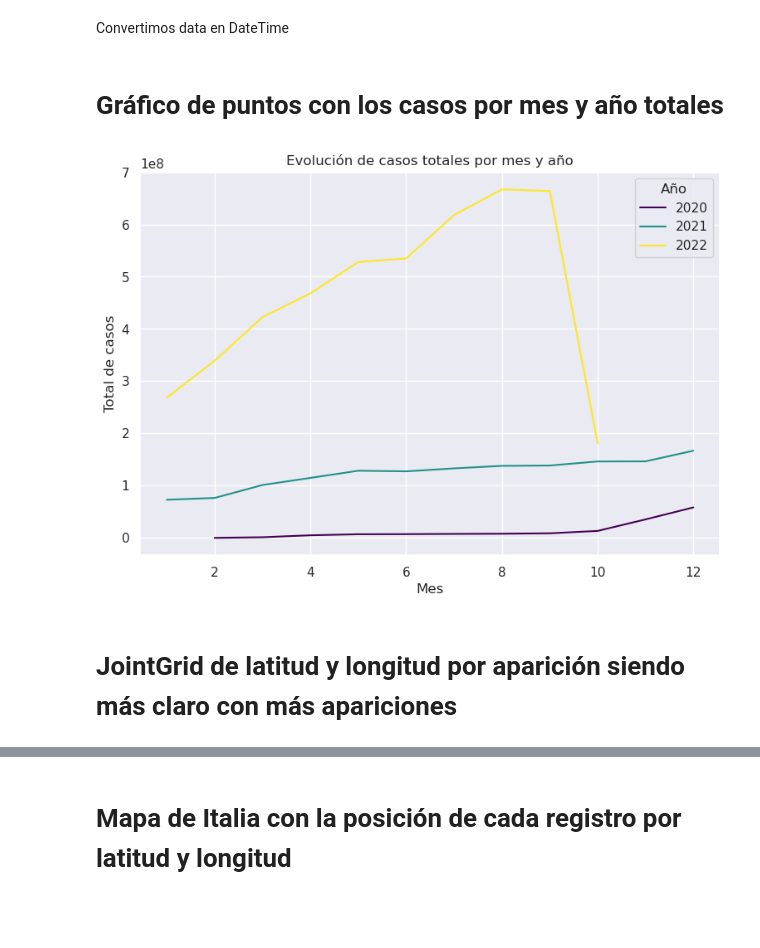
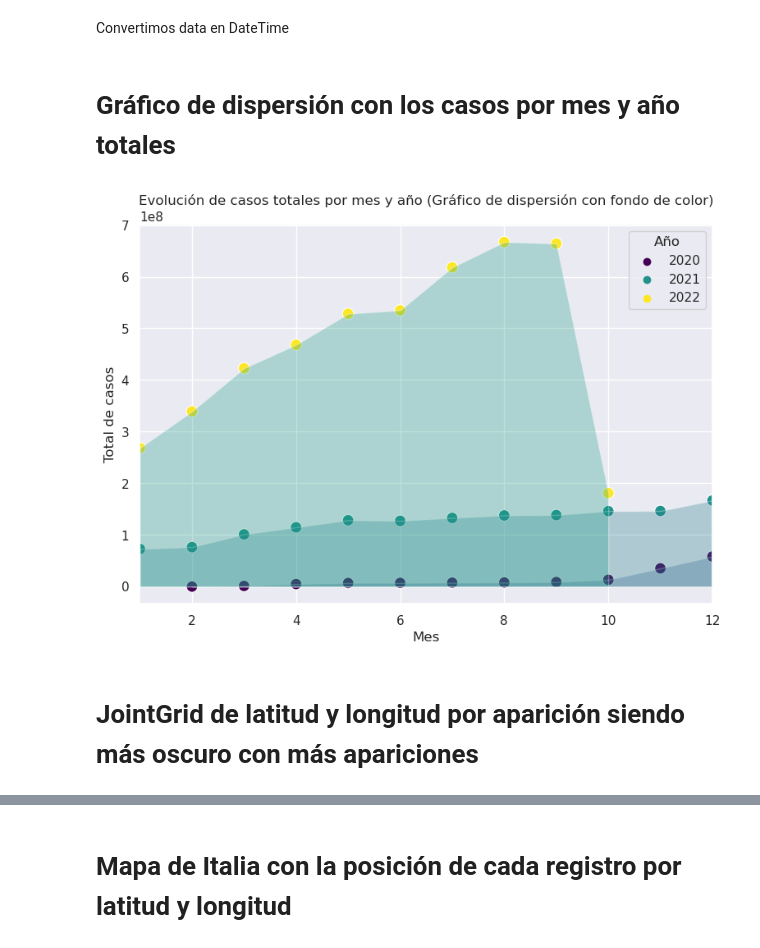
Before and after one commit to diegoguizanlopez/BigDataEIa, a Jupyter notebook: Big_Data/Sitemas_De_Big_Data/2_Trimestre/Tema_3/MongoDB/SeaBorn/Seaborn.ipynb, the cells around one changed output, grey strips where cells are left out. Cells and saved outputs as stored; diff of their text form; code cells hidden in the pictures; blank space fills up the shorter version.

```diff
--- a/Big_Data/Sitemas_De_Big_Data/2_Trimestre/Tema_3/MongoDB/SeaBorn/Seaborn.ipynb
+++ b/Big_Data/Sitemas_De_Big_Data/2_Trimestre/Tema_3/MongoDB/SeaBorn/Seaborn.ipynb
@@ -3,3 +3,4 @@ HOST="diego.v2j0pni.mongodb.net"
 PORT=27017
 USERNAME="xuwira05"
 PASSWORD="abc123."
+JSONFILE=None
@@ -14,20 +8,23 @@ def process_batch(batch):
 from pymongo import MongoClient
 import pandas as pd
 
-#HOST="(...).mongodb.net"
+if JSONFILE:
+    with open(JSONFILE, 'r') as f:
+        data = pd.read_json(f)
+    df = pd.DataFrame(data)
 
-if HOST == 'localhost':
-    if not USERNAME:
-        cli_mongo = MongoClient(HOST, PORT)
+else:
+    if HOST == 'localhost':
+        if not USERNAME:
+            cli_mongo = MongoClient(HOST, PORT)
+        else:
+            cli_mongo = MongoClient(HOST, PORT, USERNAME, PASSWORD)
     else:
-        cli_mongo = MongoClient(HOST, PORT, USERNAME, PASSWORD)
-else:
-    cli_mongo = MongoClient(f"mongodb+srv://{USERNAME}:{PASSWORD}@{HOST}/?retryWrites=true&w=majority&appName=Diego")
+      cli_mongo = MongoClient(f"mongodb+srv://{USERNAME}:{PASSWORD}@{HOST}/?retryWrites=true&w=majority&appName=Diego")
 
-# Tras la conexión al cliente de mongo le indicamos la BBDD y la colección Italia y le decimos que recoja todos los datos
-
-covid=cli_mongo['Covid']['Italia']
-df = pd.DataFrame(covid.find({}))
+    # Tras la conexión al cliente de mongo le indicamos la BBDD y la colección Italia y le decimos que recoja todos los datos
+    covid=cli_mongo['Covid']['Italia']
+    df = pd.DataFrame(covid.find({}))
 # %%
 #!conda install -y seaborn
 # %% [markdown]
@@ -35,32 +32,39 @@ Convertimos data en DateTime
 # %%
 df['data'] = pd.to_datetime(df['data'], format="ISO8601")
 # %% [markdown]
-# Gráfico de puntos con los casos por mes y año totales
+# Gráfico de dispersión con los casos por mes y año totales
 # %%
 from matplotlib import pyplot as plt
 import numpy as np
 import seaborn as sns
 import pandas as pd
 
 sns.set_theme(style="darkgrid")
+sns.set_palette("viridis")
 
 dfT = pd.DataFrame(df['data'])
 dfT['Año'] = df['data'].dt.year.astype(np.int64)
 dfT['Mes'] = df['data'].dt.month.astype(np.int64)
 dfT['Total de casos'] = df['totale_casi'].astype(np.float64)
 dfT = pd.DataFrame(dfT.groupby(['Año','Mes'])['Total de casos'].sum())
 dfT.reset_index(inplace=True)
 
 plt.figure(figsize=(9, 6))
-sns.lineplot(data=dfT, x='Mes', y='Total de casos', hue='Año', palette='viridis')
+sns.scatterplot(data=dfT, x='Mes', y='Total de casos', hue='Año', palette='viridis', s=100)
+
+for year in dfT['Año'].unique():
+    subset = dfT[dfT['Año'] == year]
+    plt.fill_between(subset['Mes'], subset['Total de casos'], alpha=0.3)
+
 plt.xlabel('Mes')
 plt.ylabel('Total de casos')
-plt.title('Evolución de casos totales por mes y año')
+plt.title('Evolución de casos totales por mes y año (Gráfico de dispersión con fondo de color)')
 plt.legend(title='Año')
+plt.xlim(1, 12)
 plt.show()
 # %% [output]
-[figure, old version]
+[figure, new version]
 # %% [markdown]
-# JointGrid de latitud y longitud por aparición siendo más claro con más apariciones
+# JointGrid de latitud y longitud por aparición siendo más oscuro con más apariciones
 # %%
 sns.set_theme(style="white")
```
Also changed, not shown: parts of 4 cells of this notebook.
